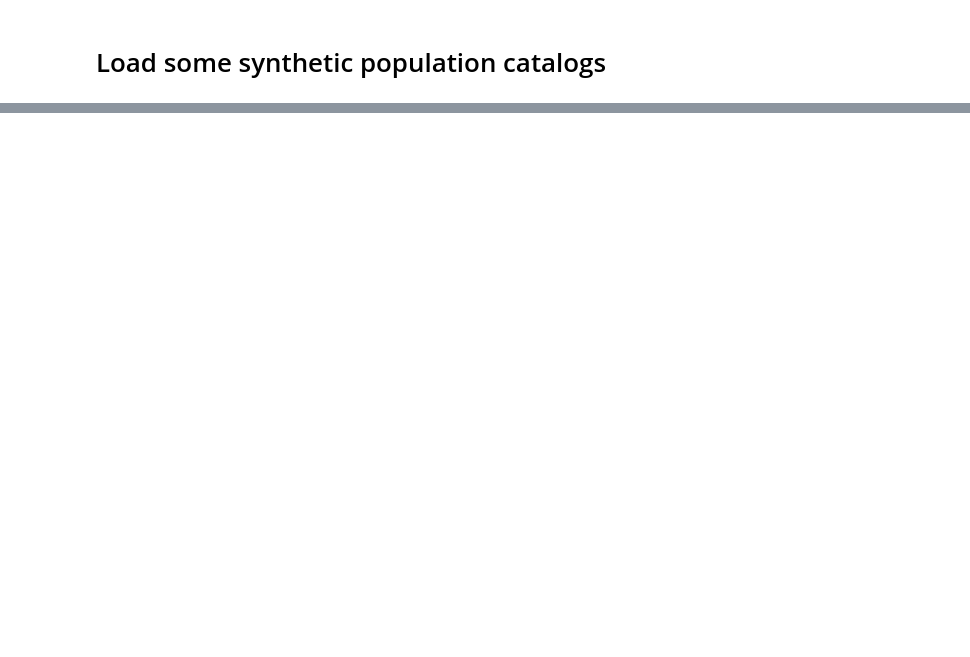
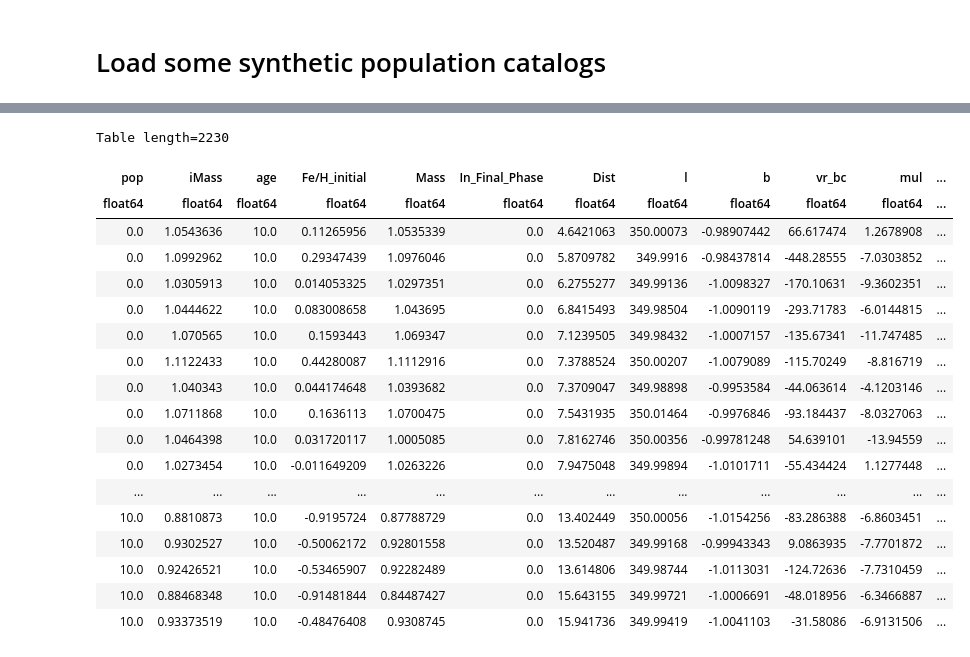
Before and after one commit to dnidever/hge-targeting, a Jupyter notebook: notebooks/Test.ipynb, the cells around one changed output, grey strips where cells are left out. Cells and saved outputs as stored; diff of their text form; code cells hidden in the pictures; blank space fills up the shorter version.

```diff
--- a/notebooks/Test.ipynb
+++ b/notebooks/Test.ipynb
@@ -19,0 +16,22 @@ NameError: name 'utils' is not defined
+# %%
+syntab
+# %% [output]
+Table length=2230
+| pop | iMass | age | Fe/H_initial | Mass | In_Final_Phase | Dist | l | b | vr_bc | mul | ... |
+| float64 | float64 | float64 | float64 | float64 | float64 | float64 | float64 | float64 | float64 | float64 | ... |
+| 0.0 | 1.0543636 | 10.0 | 0.11265956 | 1.0535339 | 0.0 | 4.6421063 | 350.00073 | -0.98907442 | 66.617474 | 1.2678908 | ... |
+| 0.0 | 1.0992962 | 10.0 | 0.29347439 | 1.0976046 | 0.0 | 5.8709782 | 349.9916 | -0.98437814 | -448.28555 | -7.0303852 | ... |
+| 0.0 | 1.0305913 | 10.0 | 0.014053325 | 1.0297351 | 0.0 | 6.2755277 | 349.99136 | -1.0098327 | -170.10631 | -9.3602351 | ... |
+| 0.0 | 1.0444622 | 10.0 | 0.083008658 | 1.043695 | 0.0 | 6.8415493 | 349.98504 | -1.0090119 | -293.71783 | -6.0144815 | ... |
+| 0.0 | 1.070565 | 10.0 | 0.1593443 | 1.069347 | 0.0 | 7.1239505 | 349.98432 | -1.0007157 | -135.67341 | -11.747485 | ... |
+| 0.0 | 1.1122433 | 10.0 | 0.44280087 | 1.1112916 | 0.0 | 7.3788524 | 350.00207 | -1.0079089 | -115.70249 | -8.816719 | ... |
+| 0.0 | 1.040343 | 10.0 | 0.044174648 | 1.0393682 | 0.0 | 7.3709047 | 349.98898 | -0.9953584 | -44.063614 | -4.1203146 | ... |
+| 0.0 | 1.0711868 | 10.0 | 0.1636113 | 1.0700475 | 0.0 | 7.5431935 | 350.01464 | -0.9976846 | -93.184437 | -8.0327063 | ... |
+| 0.0 | 1.0464398 | 10.0 | 0.031720117 | 1.0005085 | 0.0 | 7.8162746 | 350.00356 | -0.99781248 | 54.639101 | -13.94559 | ... |
+| 0.0 | 1.0273454 | 10.0 | -0.011649209 | 1.0263226 | 0.0 | 7.9475048 | 349.99894 | -1.0101711 | -55.434424 | 1.1277448 | ... |
+| ... | ... | ... | ... | ... | ... | ... | ... | ... | ... | ... | ... |
+| 10.0 | 0.8810873 | 10.0 | -0.9195724 | 0.87788729 | 0.0 | 13.402449 | 350.00056 | -1.0154256 | -83.286388 | -6.8603451 | ... |
+| 10.0 | 0.9302527 | 10.0 | -0.50062172 | 0.92801558 | 0.0 | 13.520487 | 349.99168 | -0.99943343 | 9.0863935 | -7.7701872 | ... |
+| 10.0 | 0.92426521 | 10.0 | -0.53465907 | 0.92282489 | 0.0 | 13.614806 | 349.98744 | -1.0113031 | -124.72636 | -7.7310459 | ... |
+| 10.0 | 0.88468348 | 10.0 | -0.91481844 | 0.84487427 | 0.0 | 15.643155 | 349.99721 | -1.0006691 | -48.018956 | -6.3466887 | ... |
+| 10.0 | 0.93373519 | 10.0 | -0.48476408 | 0.9308745 | 0.0 | 15.941736 | 349.99419 | -1.0041103 | -31.58086 | -6.9131506 | ... |
```
Also changed, not shown: parts of 4 cells of this notebook, 5 other files.
